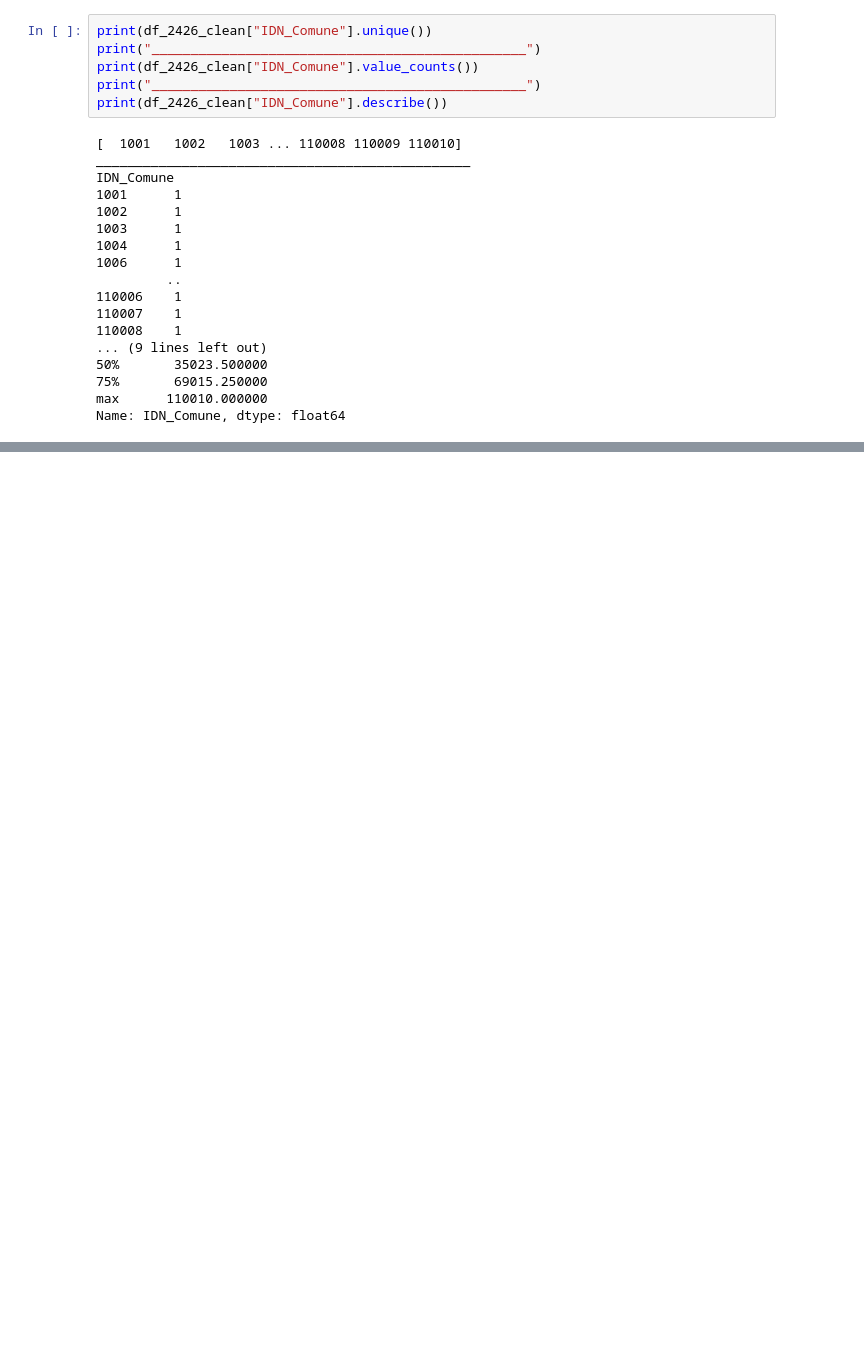
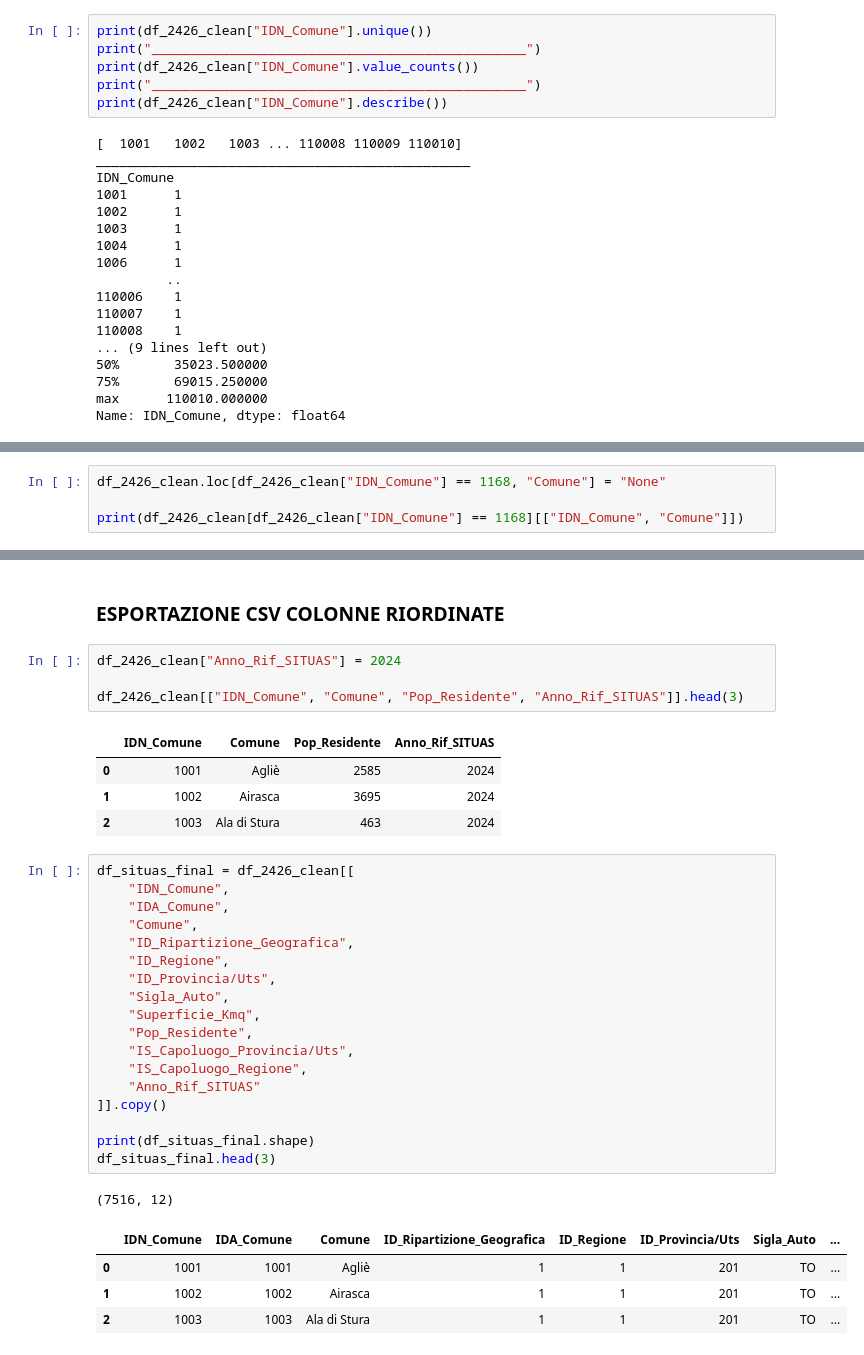
Before and after one commit to creamzztop/Boolean_Repo_LB, a Jupyter notebook: notebook/Notebook - Verifica dei dati.ipynb, the cells around one changed output, grey strips where cells are left out. Drawn from its saved outputs; the diff is of its cells as text; blank space fills up the shorter version.

```diff
--- a/notebook/Notebook - Verifica dei dati.ipynb
+++ b/notebook/Notebook - Verifica dei dati.ipynb
@@ -687,0 +482,4 @@ dtype: int64
+# %%
+df_2426_clean.loc[df_2426_clean["IDN_Comune"] == 1168, "Comune"] = "None"
+
+print(df_2426_clean[df_2426_clean["IDN_Comune"] == 1168][["IDN_Comune", "Comune"]])
@@ -687,0 +756,35 @@ dtype: int64
+# %% [markdown]
+### ESPORTAZIONE CSV COLONNE RIORDINATE
+# %%
+df_2426_clean["Anno_Rif_SITUAS"] = 2024
+
+df_2426_clean[["IDN_Comune", "Comune", "Pop_Residente", "Anno_Rif_SITUAS"]].head(3)
+# %% [output]
+|  | IDN_Comune | Comune | Pop_Residente | Anno_Rif_SITUAS |
+| 0 | 1001 | Agliè | 2585 | 2024 |
+| 1 | 1002 | Airasca | 3695 | 2024 |
+| 2 | 1003 | Ala di Stura | 463 | 2024 |
+# %%
+df_situas_final = df_2426_clean[[
+    "IDN_Comune",
+    "IDA_Comune",
+    "Comune",
+    "ID_Ripartizione_Geografica",
+    "ID_Regione",
+    "ID_Provincia/Uts",
+    "Sigla_Auto",
+    "Superficie_Kmq",
+    "Pop_Residente",
+    "IS_Capoluogo_Provincia/Uts",
+    "IS_Capoluogo_Regione",
+    "Anno_Rif_SITUAS"
+]].copy()
+
+print(df_situas_final.shape)
+df_situas_final.head(3)
+# %% [output]
+(7516, 12)
+|  | IDN_Comune | IDA_Comune | Comune | ID_Ripartizione_Geografica | ID_Regione | ID_Provincia/Uts | Sigla_Auto | ... |
+| 0 | 1001 | 1001 | Agliè | 1 | 1 | 201 | TO | ... |
+| 1 | 1002 | 1002 | Airasca | 1 | 1 | 201 | TO | ... |
+| 2 | 1003 | 1003 | Ala di Stura | 1 | 1 | 201 | TO | ... |
```
Also changed, not shown: parts of 65 cells of this notebook, 2 other files.
